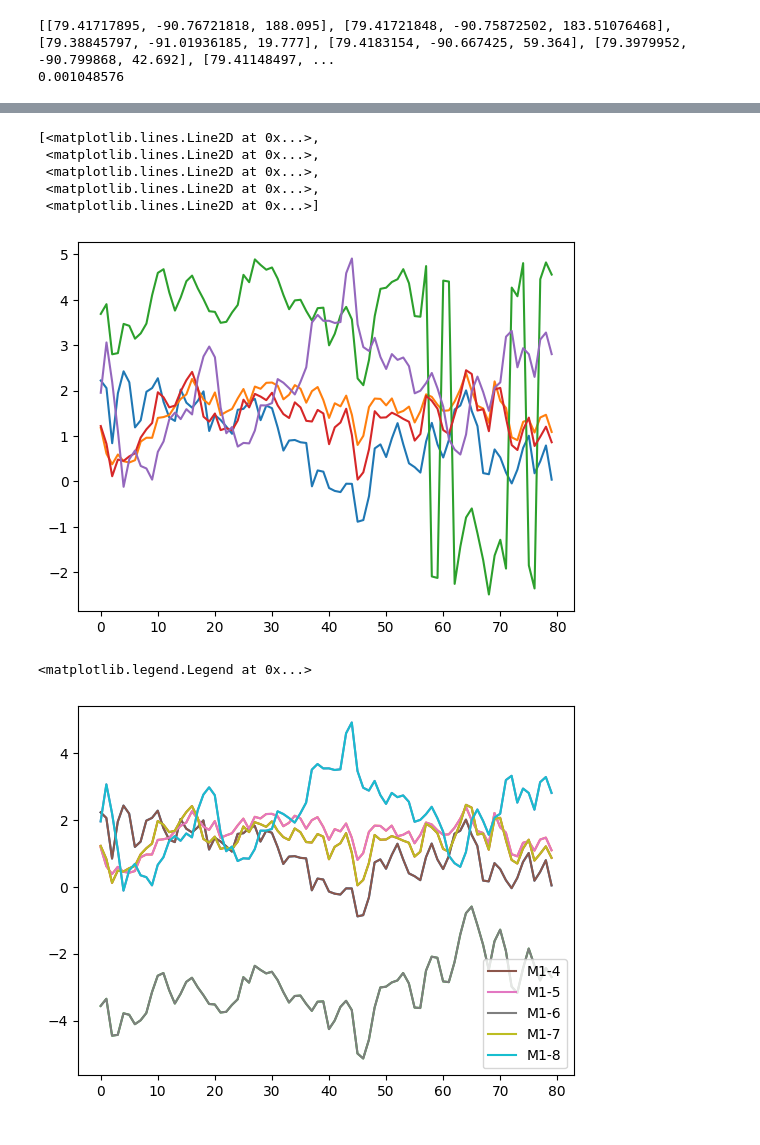
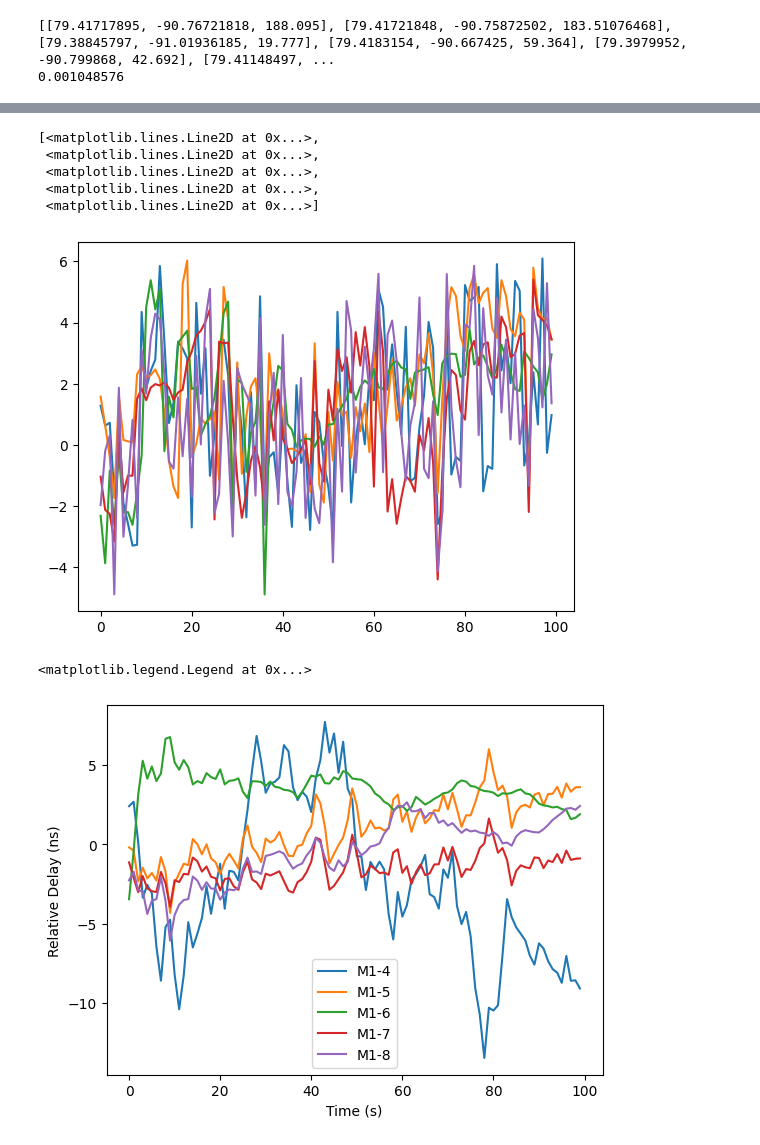
Before and after one commit to ALBATROS-Experiment/albatros_analysis, a Jupyter notebook: scripts/orbcomm/mohan_sanity_check.ipynb, the cells around one changed output, grey strips where cells are left out. Cells and saved outputs as stored; diff of their text form; code cells hidden in the pictures.

```diff
--- a/scripts/orbcomm/mohan_sanity_check.ipynb
+++ b/scripts/orbcomm/mohan_sanity_check.ipynb
@@ -93,5 +180,5 @@ with open(path_map, "r") as f_map:
 # %%
-idx_pulse = 2
+idx_pulse = 0
 
 #extract from pulses json
 pulse = pulse_list[idx_pulse]
@@ -194,7 +274,6 @@ multi_vis = np.zeros((n_blines, data.shape[2]//acclen, data.shape[3]), dtype='co
 print("multi_vis shape", multi_vis.shape)
 
 bl_proc=0
-
 for i in range(len(ant_idxs)):
         for j in range(i+1, len(ant_idxs)):
             ai = ant_idxs[i]
@@ -206,12 +285,12 @@ for i in range(len(ant_idxs)):
                                 a2_coords,
                                 tle_path,
                                 pulse_start_fitted,
-                                int(pulse_end_ts - pulse_start_ts)+2,  #BEWARE maybe the fitting messed this up
+                                int(pulse_end_ts - pulse_start_fitted)+2,  #BEWARE maybe the fitting messed this up
                                 satID,
                                 altaz=False
                             )
             delay = np.interp(
-                np.arange(0, data.shape[2]) * T_SPECTRA, np.arange(0, int(pulse_end_ts - pulse_start_ts)+2), dly
+                np.arange(0, data.shape[2]) * T_SPECTRA, np.arange(0, int(pulse_end_ts - pulse_start_fitted)+2), dly
             )
             spec1=data[ai,0,:,:]
             spec2=data[aj,0,:,:]
@@ -363 +375,16 @@ def jac(tau_t, data, freq, weights):
+# %%
+path_cutter_finetiming = os.path.join(path_batch, 'cutting_finetiming.json')
+
+if os.path.exists(path_cutter_finetiming):
+    with open(path_cutter_finetiming, "r") as f:
+        cutter = json.load(f)
+else:
+    cutter = {}
+
+cutter.setdefault(fname_data, {})
+cutter[fname_data]['spectra_start'] = spectra_cut_start
+cutter[fname_data]['spectra_end'] = spectra_cut_end
+
+with open(path_cutter_finetiming, "w") as f:
+    json.dump(cutter, f, indent=4)
 # %%
@@ -397,15 +439,26 @@ nant,nfreq,ntime,nbl 6 80 80 15
 # %%
-fit_taus = np.zeros((ntime,nant-1),dtype='float64')
-x0=np.ones(nant-1)
+# array of fitted taus for each time, for each (non-reference) antenna
+taus_fitted = np.zeros((ntime,nant-1),dtype='float64')
+print(nant)
+
+# make some guess about fitted taus (for one sample time)
+taus_guess_single = np.ones(nant-1)
+
 for tt in range(ntime):
     ydata = data_matrix[tt,:,:].ravel()
     weights = weight_matrix[tt,:]
     t1=time.time()
-    fit_params = least_squares(func, x0, args=(ydata,nu,weights),jac=jac,method='lm',ftol=1e-06, xtol=1e-06, gtol=1e-06, loss='linear')
+    tau_fit_params = least_squares(func, taus_guess_single, args=(ydata, freqs_normalized, weights),
+                                                        jac=jac,
+                                                        method='lm',
+                                                        ftol=1e-06,
+                                                        xtol=1e-06,
+                                                        gtol=1e-06,
+                                                        loss='linear')
     t2=time.time()
-    fit_taus[tt,:]=fit_params['x']
-    # print(fit_params)
+    taus_fitted[tt,:] = tau_fit_params['x']
+    #print(fit_params)
     print(f"done tt={tt}, time = {t2-t1:5.3f}")
 
-plt.plot(fit_taus)
+plt.plot(taus_fitted)
 # %% [output]
@@ -429,18 +482,20 @@ done tt=79, time = 0.012
 [<matplotlib.lines.Line2D at 0x...>,
  <matplotlib.lines.Line2D at 0x...>,
  <matplotlib.lines.Line2D at 0x...>,
  <matplotlib.lines.Line2D at 0x...>,
  <matplotlib.lines.Line2D at 0x...>]
-[figure, old version]
+[figure, new version]
 # %%
-est_delay = np.unwrap(np.angle(np.exp(1j*fit_taus.reshape(-1,nant-1)*2*np.pi*nu.mean())),axis=0)/(2*np.pi*nu.mean())
-plt.plot(est_delay[:,:])
+# unwrap the fitted taus into actual delay values
+labels=['M1-4', 'M1-5', 'M1-6', 'M1-7', 'M1-8']
+taus_unwrapped = np.unwrap(np.angle(np.exp(1j*taus_fitted.reshape(-1,nant-1)*2*np.pi*freqs_normalized.mean())),axis=0)/(2*np.pi*freqs_normalized.mean())
 
-labels=['M1-4', 'M1-5', 'M1-6', 'M1-7', 'M1-8']
-est_delay = np.unwrap(np.angle(np.exp(1j*fit_taus.reshape(-1,nant-1)*2*np.pi*nu.mean())),axis=0)/(2*np.pi*nu.mean())
-plt.plot(est_delay[:,:],label=labels)
+# plot the relative delays of the other antenna with respect to the reference antenna
+plt.plot(taus_unwrapped[:,:],label=labels)
+plt.ylabel('Relative Delay (ns)')
+plt.xlabel('Time (s)')
 plt.legend()
 # %% [output]
 <matplotlib.legend.Legend at 0x...>
-[figure, old version]
+[figure, new version]
 # %%
```
Also changed, not shown: parts of 21 cells of this notebook, 4 other files.
